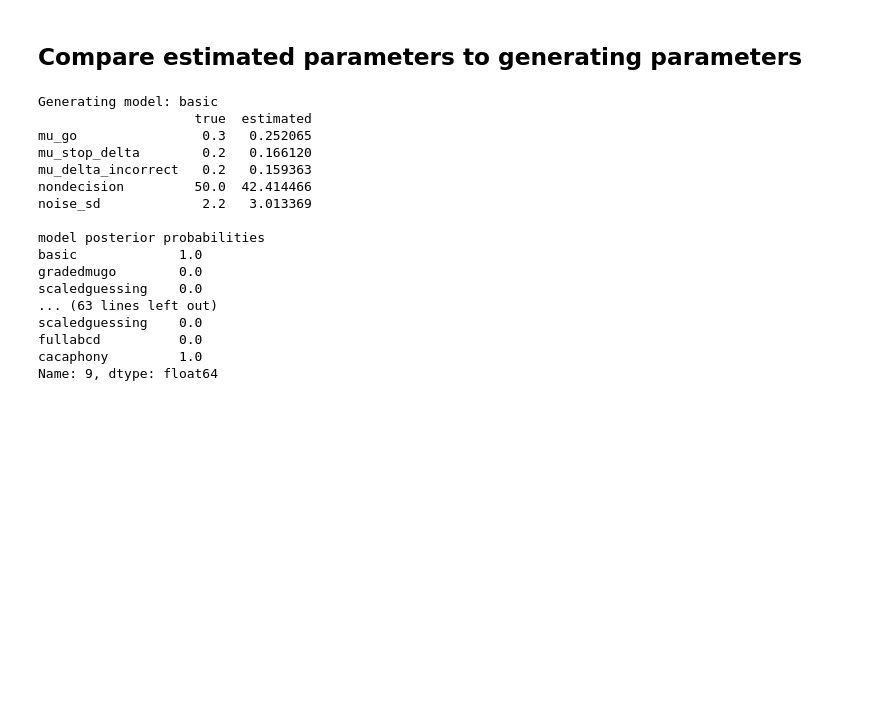
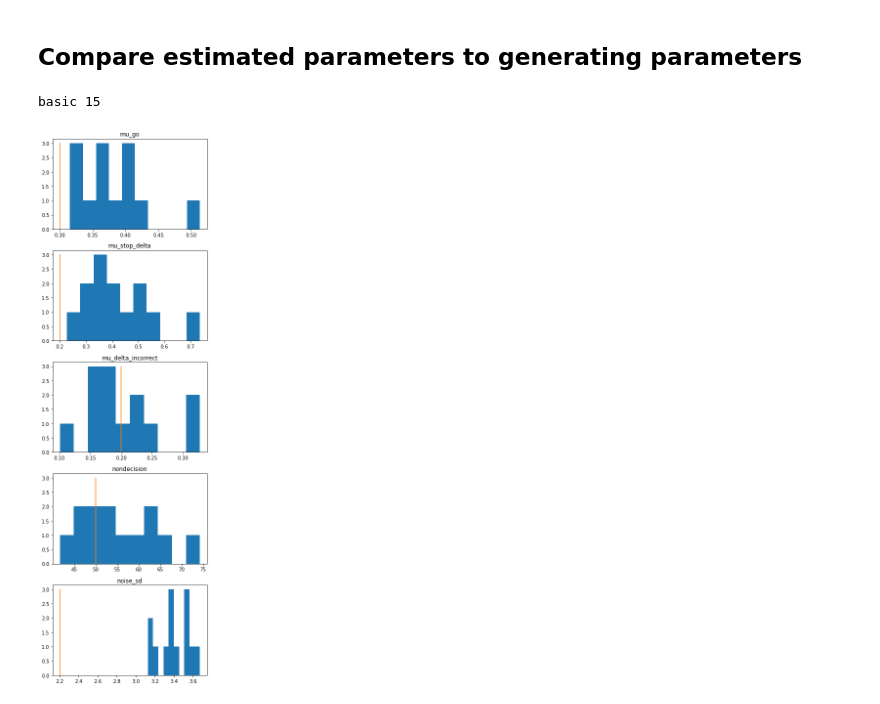
Before and after one commit to henrymj/ABCD_simulations, a Jupyter notebook: generative_model/ModelRecovery.ipynb, the cells around one changed output. Saved outputs shown, nothing was run; the diff lists cells and outputs as text; code cells hidden in the pictures; blank space fills up the shorter version.

```diff
--- a/generative_model/ModelRecovery.ipynb
+++ b/generative_model/ModelRecovery.ipynb
@@ -93,11 +93,9 @@ confusion_df
 ## Compare estimated parameters to generating parameters
 # %%
 
-# get estimates using kde
-model = 'basic'
-modelnum = 0
 
 def get_model_parameters(history, modelnum):
+    # extracted from pyabc plotting function
     df, w = history.get_distribution(m=modelnum, t=history.max_t)
     par_names = list(df.columns.values)
     n_par = len(par_names)
@@ -105,7 +103,6 @@ def get_model_parameters(history, modelnum):
     # adapted from pyabc.plot_credible_intervals
     median = {}
 
-    df, w = db[model].get_distribution(m=modelnum, t=db[model].max_t)
     # normalize weights to be sure
     w /= w.sum()
     # iterate over parameters
@@ -126,36 +123,34 @@ def get_true_parameters(params):
         'nondecision': params['nondecision']['go'],
         'noise_sd': params['noise_sd']['go']})
 
+model, modelnum = 'basic', 0
 df = {}
-trueparams = {}
+trueparams = get_true_parameters(parameters[model])
+
 estparams = {}
-for modelnum, model in enumerate(models):
-    print('Generating model:', model)
-    trueparams[model] = get_true_parameters(parameters[model])
-    estparams[model] = get_model_parameters(db[model], modelnum)
-    df[model] = pd.DataFrame({'true':trueparams[model], 'estimated':estparams[model]})
-    print(df[model])
-    modelprobs = db[model].get_model_probabilities()
-    modelprobs.columns = models
-    print()
-    print('model posterior probabilities')
-    print(modelprobs.iloc[db[model].max_t, :])
-    print()
+
+dbstring = f'sqlite:///results/generative_{model}_{modelstring}_adaptive_distance.db'
+modelstring = '_'.join(models)
+history = pyabc.History(dbstring)
+assert history.id is not None
+print(model, history.id)
+
+for run in range(1, history.id + 1):
+    history_run = pyabc.History(dbstring, _id=run)
+    if history_run.id is not None:
+        if history_run.max_t < 3:
+            continue
+    estparams[run] = get_model_parameters(history_run, modelnum)
+
+estparams_df = pd.DataFrame(estparams)
 # %% [output]
-Generating model: basic
-                    true  estimated
-mu_go                0.3   0.252065
-mu_stop_delta        0.2   0.166120
-mu_delta_incorrect   0.2   0.159363
-nondecision         50.0  42.414466
-noise_sd             2.2   3.013369
-
-model posterior probabilities
-basic             1.0
-gradedmugo        0.0
-scaledguessing    0.0
-... (63 lines left out)
-scaledguessing    0.0
-fullabcd          0.0
-cacaphony         1.0
-Name: 9, dtype: float64
+basic 15
+# %%
+varnames = list(trueparams.keys())
+fig, ax = plt.subplots(nrows=5, ncols=1, figsize=(5, 16), tight_layout=True)
+for i, v in enumerate(varnames):
+    ax[i].hist(estparams_df.loc[v, :])
+    ax[i].plot([trueparams[v], trueparams[v]], [0, 3])
+    ax[i].set_title(v)
+# %% [output]
+[figure, added]
```
Also changed, not shown: parts of 4 cells of this notebook, 5 other files.
